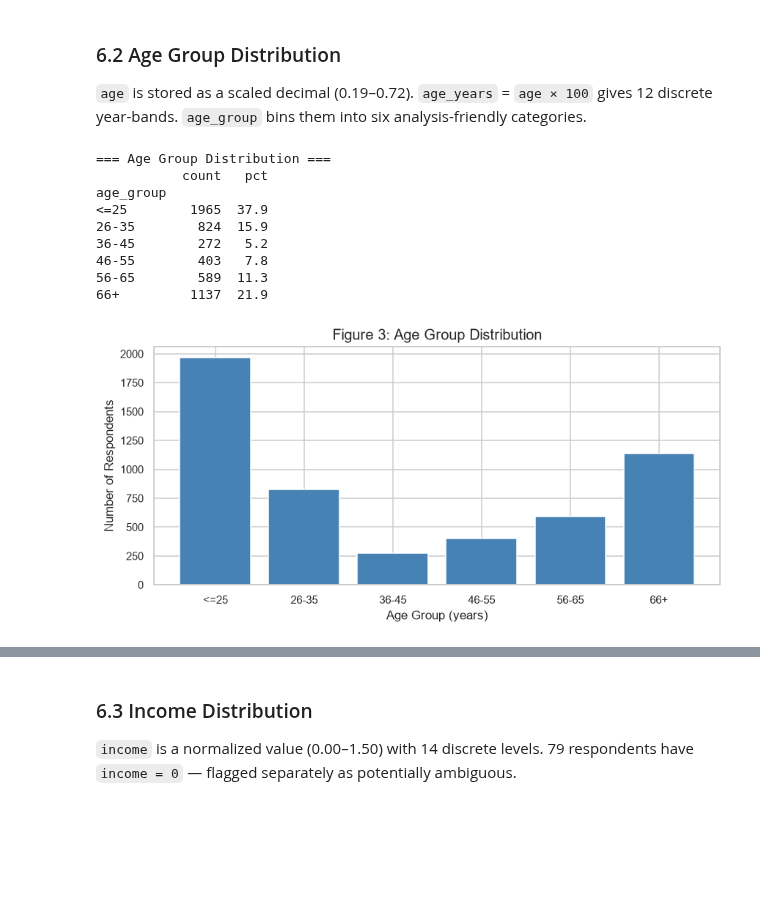
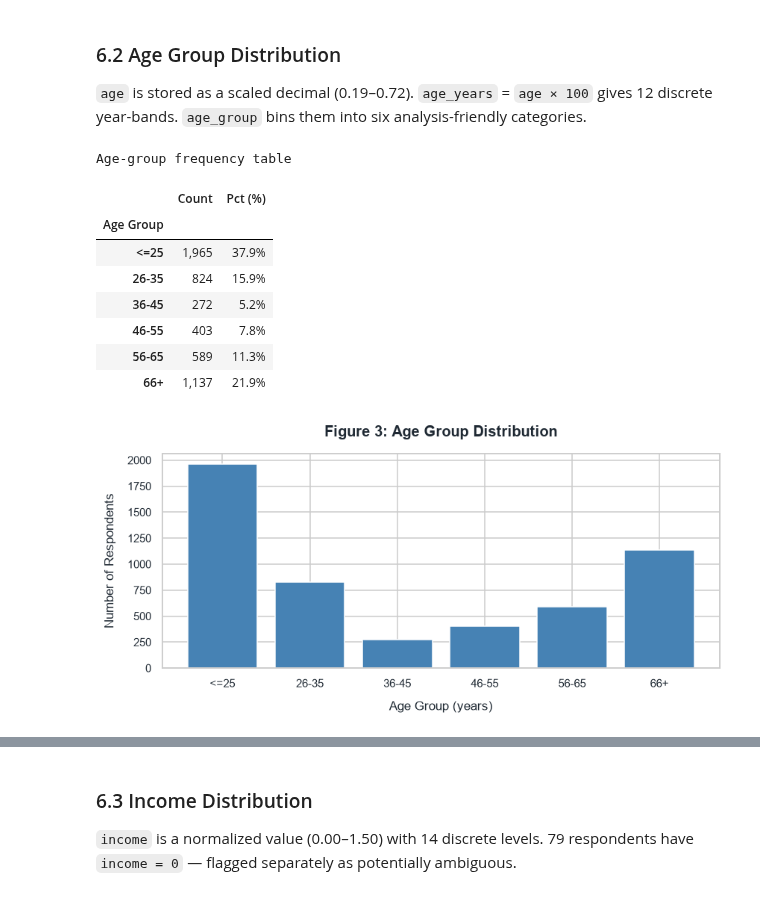
Before and after one commit to Ritusmita09/Healthcare-Analytics-Doctor-Visits, a Jupyter notebook: notebooks/healthcare_analytics.ipynb, the cells around one changed output, grey strips where cells are left out. Cells and saved outputs as stored; diff of their text form; code cells hidden in the pictures; blank space fills up the shorter version.

```diff
--- a/notebooks/healthcare_analytics.ipynb
+++ b/notebooks/healthcare_analytics.ipynb
@@ -324,26 +472,27 @@ plt.show()
 # %%
 age_order = ['<=25', '26-35', '36-45', '46-55', '56-65', '66+']
 ag = df['age_group'].value_counts().reindex(age_order)
 pct_ag = (ag / len(df) * 100).round(1)
-print('=== Age Group Distribution ===')
-print(pd.DataFrame({'count': ag, 'pct': pct_ag}).to_string())
+ag_tbl = pd.DataFrame({'Count': ag, 'Pct (%)': pct_ag.map(lambda value: f'{value:.1f}%')})
+ag_tbl.index.name = 'Age Group'
+display_table(ag_tbl, caption='Age-group frequency table')
 
 fig, ax = plt.subplots(figsize=(8, 4))
 ax.bar(ag.index, ag.values, color='steelblue', edgecolor='white')
 ax.set_title('Figure 3: Age Group Distribution')
 ax.set_xlabel('Age Group (years)')
 ax.set_ylabel('Number of Respondents')
-plt.tight_layout()
+plt.tight_layout(pad=1.5)
 plt.savefig('../data/processed/fig3_age_distribution.png', dpi=110, bbox_inches='tight')
 plt.show()
 # %% [output]
-=== Age Group Distribution ===
-           count   pct
-age_group
-<=25        1965  37.9
-26-35        824  15.9
-36-45        272   5.2
-46-55        403   7.8
-56-65        589  11.3
-66+         1137  21.9
+Age-group frequency table
+|  | Count | Pct (%) |
+| Age Group |  |  |
+| <=25 | 1,965 | 37.9% |
+| 26-35 | 824 | 15.9% |
+| 36-45 | 272 | 5.2% |
+| 46-55 | 403 | 7.8% |
+| 56-65 | 589 | 11.3% |
+| 66+ | 1,137 | 21.9% |
-[figure, old version]
+[figure, new version]
```
Also changed, not shown: parts of 51 cells of this notebook, 18 other files.
